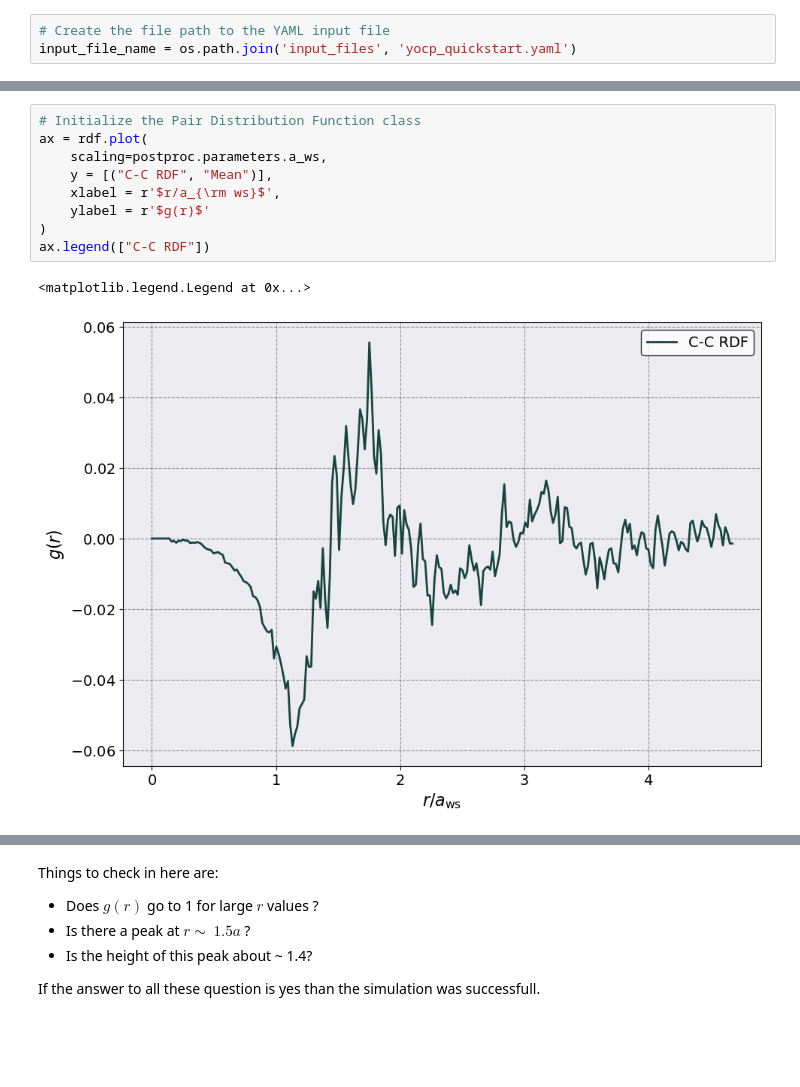
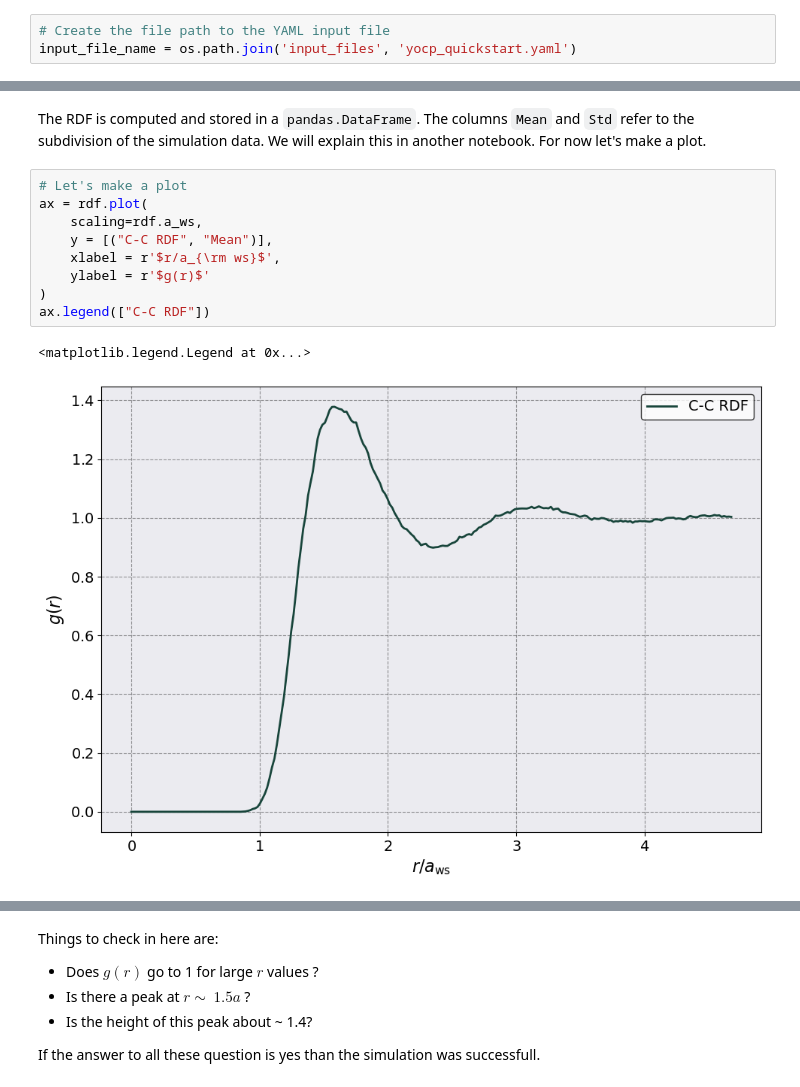
Before and after one commit to murillo-group/sarkas, a Jupyter notebook: docs/documentation/Tutorial_NB/Quickstart.ipynb, the cells around one changed output, grey strips where cells are left out. Saved outputs shown, nothing was run; the diff lists cells and outputs as text; blank space fills up the shorter version.

Commit message:
Update quickstart notebook for website.

```diff
--- a/docs/documentation/Tutorial_NB/Quickstart.ipynb
+++ b/docs/documentation/Tutorial_NB/Quickstart.ipynb
@@ -199,12 +169,14 @@ rdf.dataframe
+# %% [markdown]
+The RDF is computed and stored in a `pandas.DataFrame`. The columns `Mean` and `Std` refer to the subdivision of the simulation data. We will explain this in another notebook. For now let's make a plot.
 # %%
-# Initialize the Pair Distribution Function class
+# Let's make a plot
 ax = rdf.plot(
-    scaling=postproc.parameters.a_ws,
+    scaling=rdf.a_ws,
     y = [("C-C RDF", "Mean")],
     xlabel = r'$r/a_{\rm ws}$',
     ylabel = r'$g(r)$'
 )
 ax.legend(["C-C RDF"])
 # %% [output]
 <matplotlib.legend.Legend at 0x...>
-[figure, old version]
+[figure, new version]
```
Also changed, not shown: parts of 21 cells of this notebook, 16 other files.
